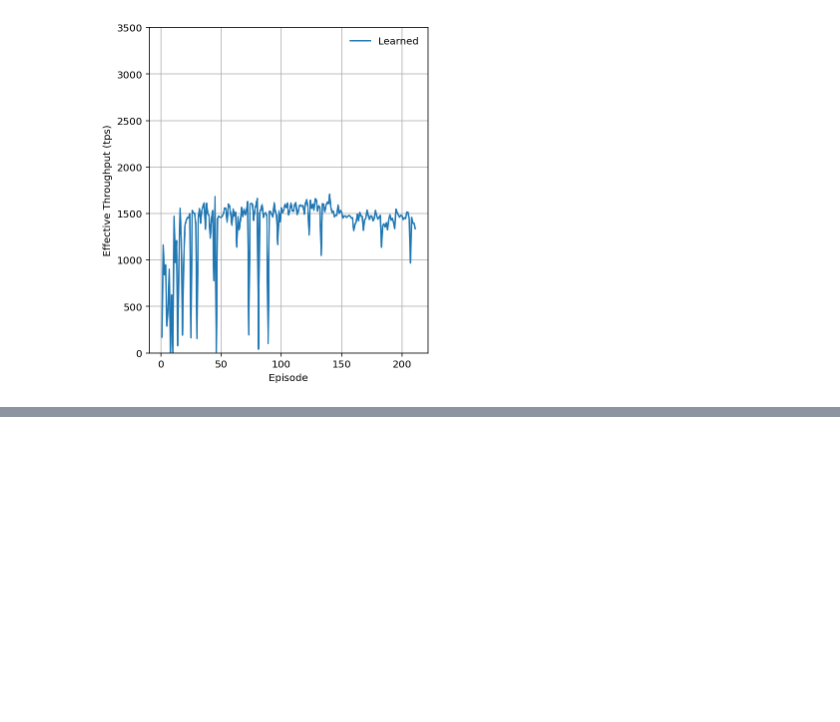
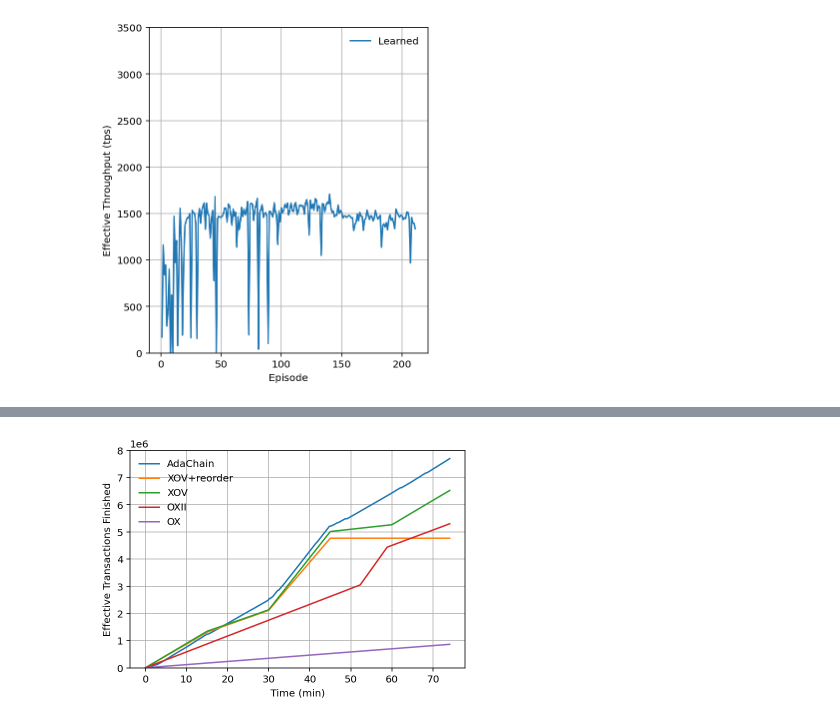
Before and after one commit to chenyuanwu/AdaChain, a Jupyter notebook: src/learning/evaluation.ipynb, the cells around one changed output, grey strips where cells are left out. Cells and saved outputs as stored; diff of their text form; code cells hidden in the pictures; blank space fills up the shorter version.

Commit message:
Added results: eval 2 cdf

```diff
--- a/src/learning/evaluation.ipynb
+++ b/src/learning/evaluation.ipynb
@@ -145,3 +147,93 @@ plt.legend(frameon=False)
 # XOV: effective transactions entire run = 6603633.
 # OXII: effective transactions entire run = 5347319.
 # OX: effective transactions entire run = 874067.
+# %%
+df1 = pd.read_csv('data/eval2/ts_eval_2_window_no.csv')
+df1.rename(columns=str.strip, inplace=True)
+df2 = pd.read_csv('data/eval2/eval2_xov_reorder.csv')
+df3 = pd.read_csv('data/eval2/eval2_xov.csv')
+df4 = pd.read_csv('data/eval2/eval2_oxii.csv')
+df5 = pd.read_csv('data/eval2/eval2_ox.csv')
+
+real_duration = []
+for i in range(len(df1)):
+    if i < len(df1) - 1:
+        real_duration.append(df1['episode_duration (s)'][i] + df1['feature_extraction_overhead (s)'][i + 1] +
+                             df1['training_overhead (s)'][i + 1] + df1['inference_overhead (s)'][i + 1] +
+                             df1['communication_overhead (s)'][i + 1])
+    else:
+        real_duration.append(df1['episode_duration (s)'][i])
+real_duration_array = np.array(real_duration)
+throughput_array = df1['throughput'].values
+cum_transactions = np.cumsum(throughput_array * real_duration_array)
+cum_duration = np.cumsum(real_duration_array)
+y_ada = []
+for i in range(0, 75 * 60 - 50, 5):
+    index = np.argmax(cum_duration >= i)
+    if index >= 1:
+        y_ada.append(cum_transactions[index - 1] + throughput_array[index] * (i - cum_duration[index - 1]))
+    else:
+        y_ada.append(0)
+
+cum_duration = df2['cum_duration'].values
+throughput_array = df2['throughput'].values
+real_duration_array = np.append(np.diff(cum_duration), 5)
+cum_transactions = np.cumsum(throughput_array * real_duration_array)
+y_xov_reorder = []
+for i in range(0, 75 * 60 - 50, 5):
+    index = np.argmax(cum_duration >= i)
+    if index >= 1:
+        y_xov_reorder.append(cum_transactions[index - 1] + throughput_array[index] * (i - cum_duration[index - 1]))
+    else:
+        y_xov_reorder.append(0)
+
+cum_duration = df3['cum_duration'].values
+throughput_array = df3['throughput'].values
+real_duration_array = np.append(np.diff(cum_duration), 5)
+cum_transactions = np.cumsum(throughput_array * real_duration_array)
+y_xov = []
+for i in range(0, 75 * 60 - 50, 5):
+    index = np.argmax(cum_duration >= i)
+    if index >= 1:
+        y_xov.append(cum_transactions[index - 1] + throughput_array[index] * (i - cum_duration[index - 1]))
+    else:
+        y_xov.append(0)
+
+cum_duration = df4['cum_duration'].values
+throughput_array = df4['throughput'].values
+real_duration_array = np.append(np.diff(cum_duration), 5)
+cum_transactions = np.cumsum(throughput_array * real_duration_array)
+y_oxii = []
+for i in range(0, 75 * 60 - 50, 5):
+    index = np.argmax(cum_duration >= i)
+    if index >= 1:
+        y_oxii.append(cum_transactions[index - 1] + throughput_array[index] * (i - cum_duration[index - 1]))
+    else:
+        y_oxii.append(0)
+
+cum_duration = df5['cum_duration'].values
+throughput_array = df5['throughput'].values
+real_duration_array = np.append(np.diff(cum_duration), 5)
+cum_transactions = np.cumsum(throughput_array * real_duration_array)
+y_ox = []
+for i in range(0, 75 * 60 - 50, 5):
+    index = np.argmax(cum_duration >= i)
+    if index >= 1:
+        y_ox.append(cum_transactions[index - 1] + throughput_array[index] * (i - cum_duration[index - 1]))
+    else:
+        y_ox.append(0)
+
+
+plt.figure(figsize=(6, 4))
+plt.xlabel('Time (min)')
+plt.ylabel('Effective Transactions Finished')
+plt.ylim(0, 8e6)
+x = [i / 60 for i in range(0, 75 * 60 - 50, 5)]
+plt.plot(x, y_ada, label='AdaChain')
+plt.plot(x, y_xov_reorder, label='XOV+reorder')
+plt.plot(x, y_xov, label='XOV')
+plt.plot(x, y_oxii, label='OXII')
+plt.plot(x, y_ox, label='OX')
+plt.grid(True)
+plt.legend(frameon=False)
+# %% [output]
@@ -147,0 +241 @@ plt.legend(frameon=False)
+[figure, added]
```
Also changed, not shown: parts of 3 cells of this notebook.
